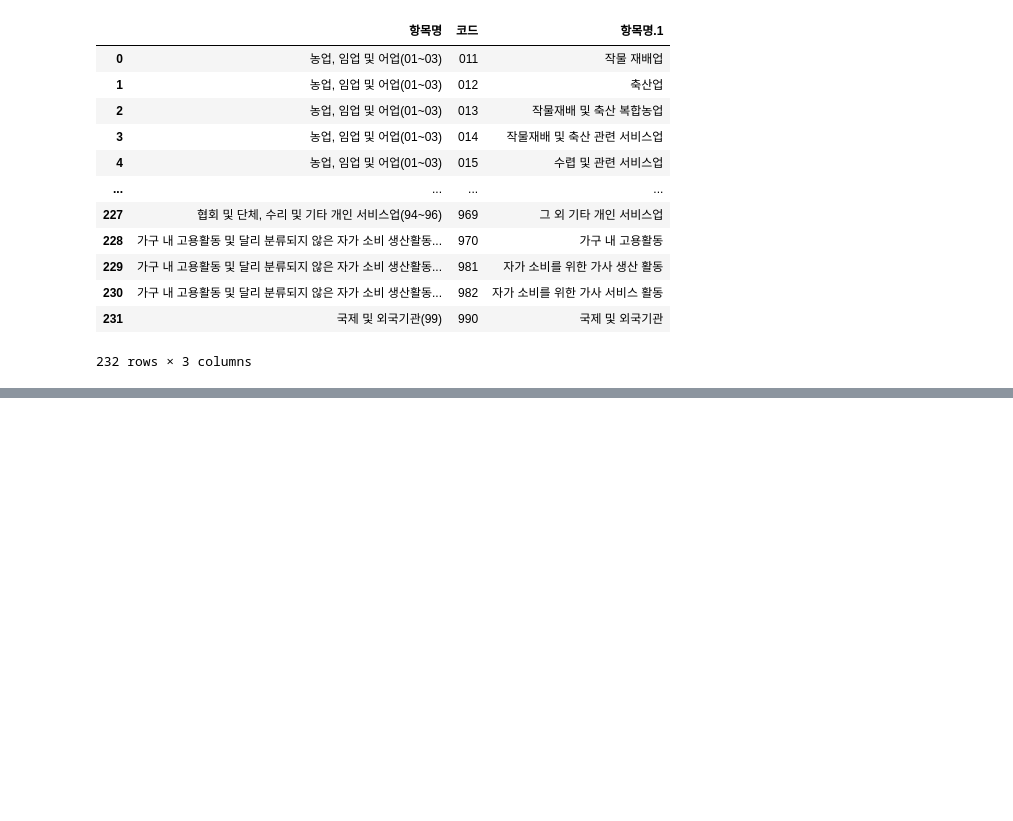
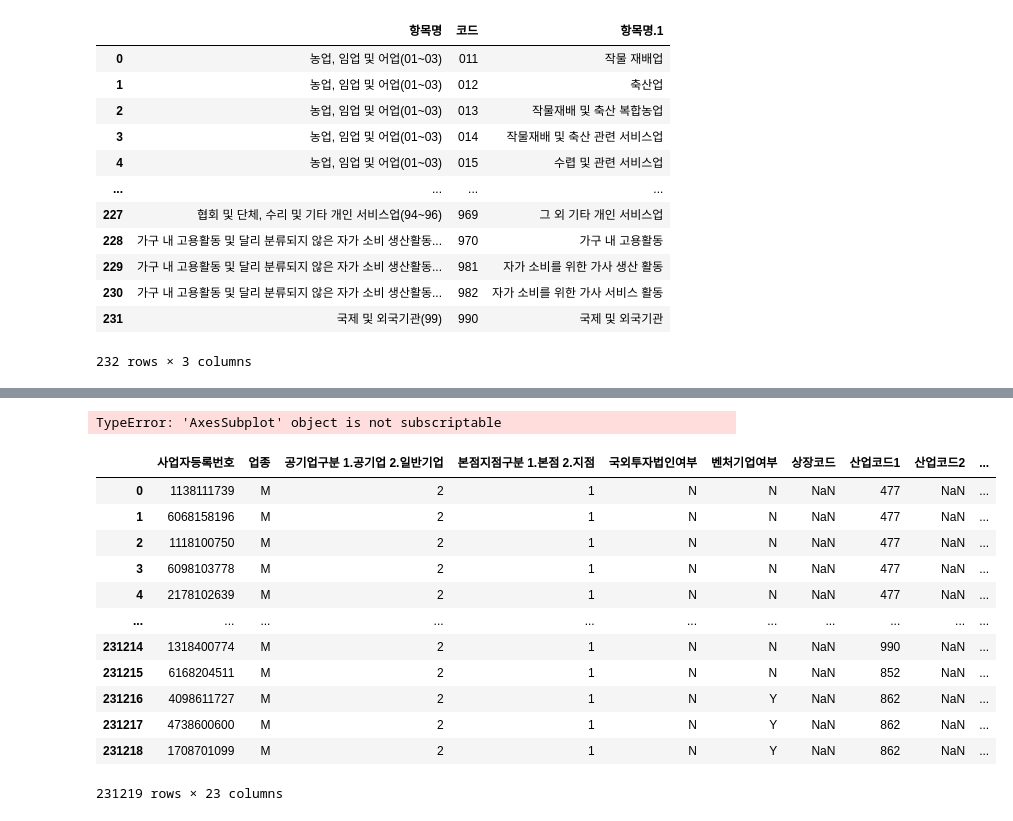
Before and after one commit to hjongc/competitions, a Jupyter notebook: predict_inactive/exploration/ind_code.ipynb, the cells around one changed output, grey strips where cells are left out. Cells and saved outputs as stored; diff of their text form; code cells hidden in the pictures; blank space fills up the shorter version.

```diff
--- a/predict_inactive/exploration/ind_code.ipynb
+++ b/predict_inactive/exploration/ind_code.ipynb
@@ -148,0 +242,25 @@ ind_new
+# %%
+a['휴폐업 유무']
+# %% [output]
+TypeError: 'AxesSubplot' object is not subscriptable
+# %%
+ind_new.columns
+ind_new.drop(columns=['업종', '본점지점구분 1.본점 2.지점', '국외투자법인여부',
+    '산업코드1','산업코드2','산업코드3'
+    ])
+
+ind_new
+# %% [output]
+|  | 사업자등록번호 | 업종 | 공기업구분 1.공기업 2.일반기업 | 본점지점구분 1.본점 2.지점 | 국외투자법인여부 | 벤처기업여부 | 상장코드 | 산업코드1 | 산업코드2 | ... |
+| 0 | 1138111739 | M | 2 | 1 | N | N | NaN | 477 | NaN | ... |
+| 1 | 6068158196 | M | 2 | 1 | N | N | NaN | 477 | NaN | ... |
+| 2 | 1118100750 | M | 2 | 1 | N | N | NaN | 477 | NaN | ... |
+| 3 | 6098103778 | M | 2 | 1 | N | N | NaN | 477 | NaN | ... |
+| 4 | 2178102639 | M | 2 | 1 | N | N | NaN | 477 | NaN | ... |
+| ... | ... | ... | ... | ... | ... | ... | ... | ... | ... | ... |
+| 231214 | 1318400774 | M | 2 | 1 | N | N | NaN | 990 | NaN | ... |
+| 231215 | 6168204511 | M | 2 | 1 | N | N | NaN | 852 | NaN | ... |
+| 231216 | 4098611727 | M | 2 | 1 | N | Y | NaN | 862 | NaN | ... |
+| 231217 | 4738600600 | M | 2 | 1 | N | Y | NaN | 862 | NaN | ... |
+| 231218 | 1708701099 | M | 2 | 1 | N | Y | NaN | 862 | NaN | ... |
+231219 rows × 23 columns
```
Also changed, not shown: parts of 13 cells of this notebook.
